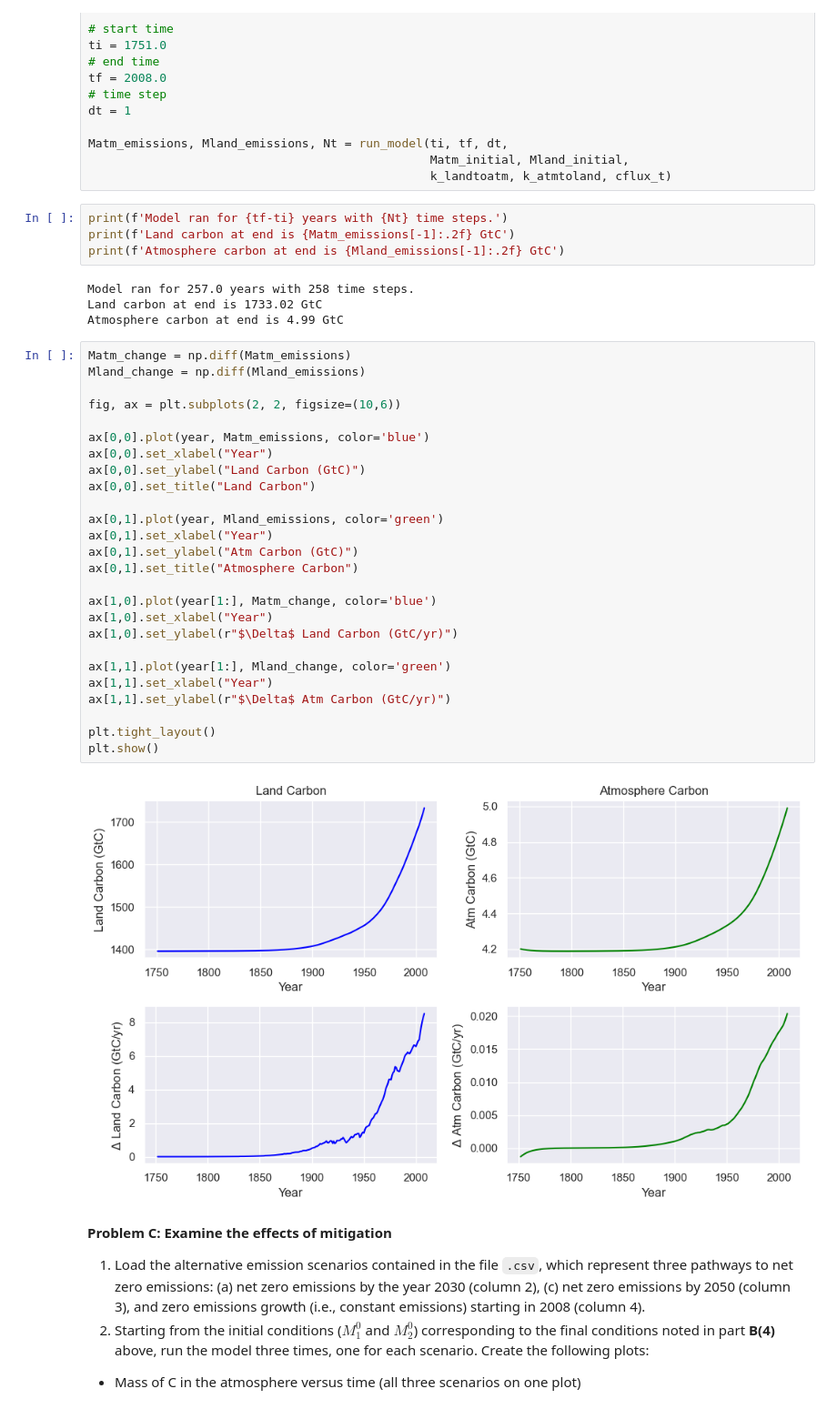
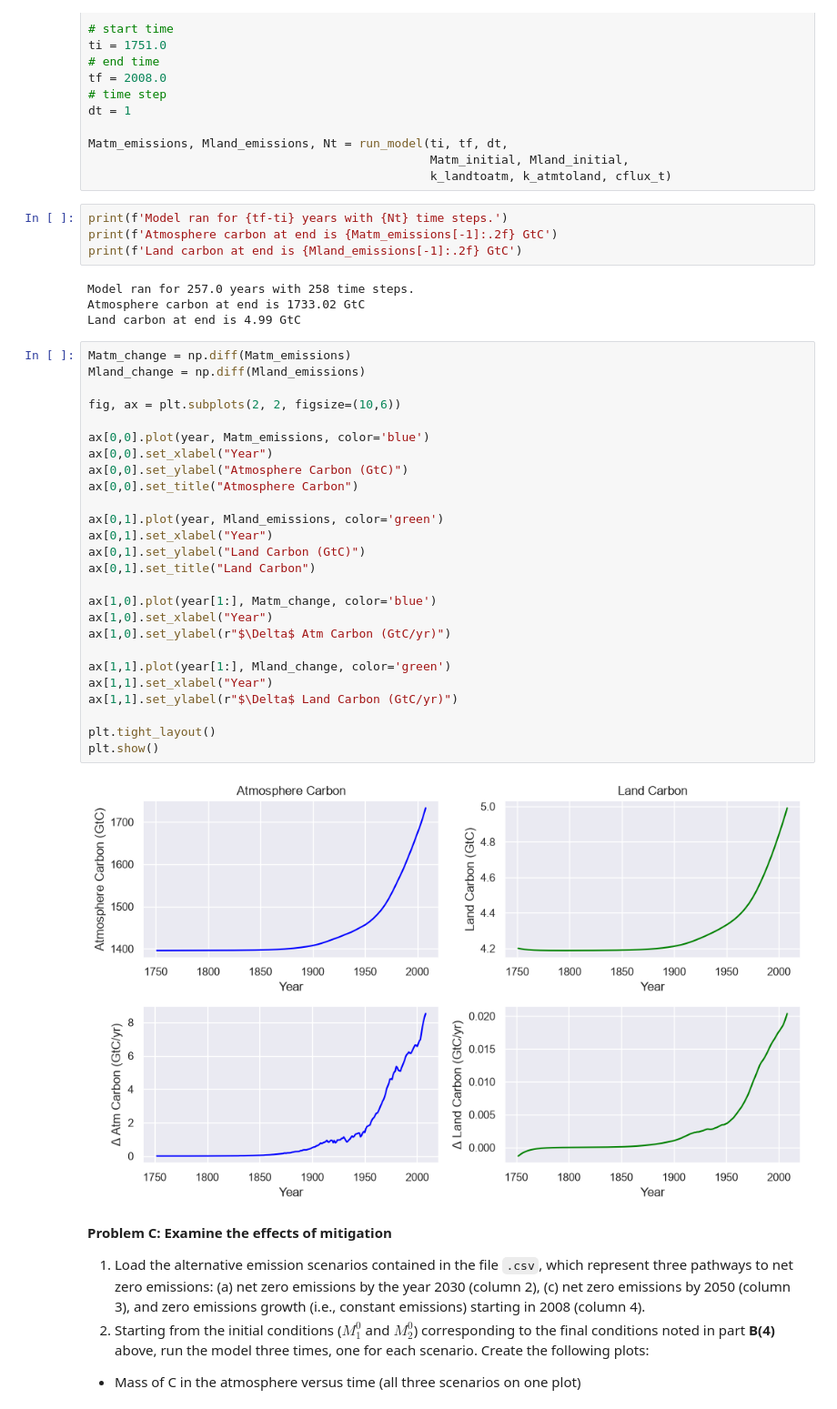
Before and after one commit to julober/geos518_modeling, a Jupyter notebook: hw/mod02_Finite-Difference-Box-Models/mod02-CarbonModel-Assignment.ipynb, the cells around one changed output. Shown at 91% size. Saved outputs shown, nothing was run; the diff lists cells and outputs as text.

Commit message:
switches between atm and land to fix inconsistency

```diff
--- a/hw/mod02_Finite-Difference-Box-Models/mod02-CarbonModel-Assignment.ipynb
+++ b/hw/mod02_Finite-Difference-Box-Models/mod02-CarbonModel-Assignment.ipynb
@@ -193,40 +193,40 @@ Matm_emissions, Mland_emissions, Nt = run_model(ti, tf, dt,
                                                 k_landtoatm, k_atmtoland, cflux_t)
 # %%
 print(f'Model ran for {tf-ti} years with {Nt} time steps.')
-print(f'Land carbon at end is {Matm_emissions[-1]:.2f} GtC')
-print(f'Atmosphere carbon at end is {Mland_emissions[-1]:.2f} GtC')
+print(f'Atmosphere carbon at end is {Matm_emissions[-1]:.2f} GtC')
+print(f'Land carbon at end is {Mland_emissions[-1]:.2f} GtC')
 # %% [output]
 Model ran for 257.0 years with 258 time steps.
-Land carbon at end is 1733.02 GtC
-Atmosphere carbon at end is 4.99 GtC
+Atmosphere carbon at end is 1733.02 GtC
+Land carbon at end is 4.99 GtC
 # %%
 Matm_change = np.diff(Matm_emissions)
 Mland_change = np.diff(Mland_emissions)
 
 fig, ax = plt.subplots(2, 2, figsize=(10,6))
 
 ax[0,0].plot(year, Matm_emissions, color='blue')
 ax[0,0].set_xlabel("Year")
-ax[0,0].set_ylabel("Land Carbon (GtC)")
-ax[0,0].set_title("Land Carbon")
+ax[0,0].set_ylabel("Atmosphere Carbon (GtC)")
+ax[0,0].set_title("Atmosphere Carbon")
 
 ax[0,1].plot(year, Mland_emissions, color='green')
 ax[0,1].set_xlabel("Year")
-ax[0,1].set_ylabel("Atm Carbon (GtC)")
-ax[0,1].set_title("Atmosphere Carbon")
+ax[0,1].set_ylabel("Land Carbon (GtC)")
+ax[0,1].set_title("Land Carbon")
 
 ax[1,0].plot(year[1:], Matm_change, color='blue')
 ax[1,0].set_xlabel("Year")
-ax[1,0].set_ylabel(r"$\Delta$ Land Carbon (GtC/yr)")
+ax[1,0].set_ylabel(r"$\Delta$ Atm Carbon (GtC/yr)")
 
 ax[1,1].plot(year[1:], Mland_change, color='green')
 ax[1,1].set_xlabel("Year")
-ax[1,1].set_ylabel(r"$\Delta$ Atm Carbon (GtC/yr)")
+ax[1,1].set_ylabel(r"$\Delta$ Land Carbon (GtC/yr)")
 
 plt.tight_layout()
 plt.show()
 # %% [output]
-[figure, old version]
+[figure, new version]
 # %% [markdown]
 
 
```
Also changed, not shown: parts of 2 cells of this notebook.
